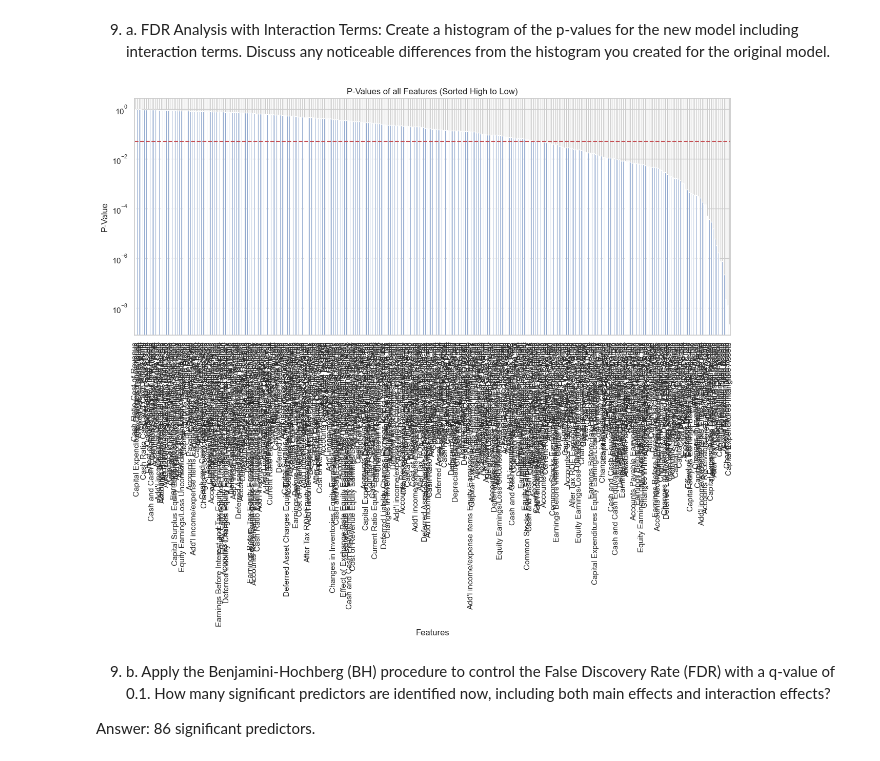
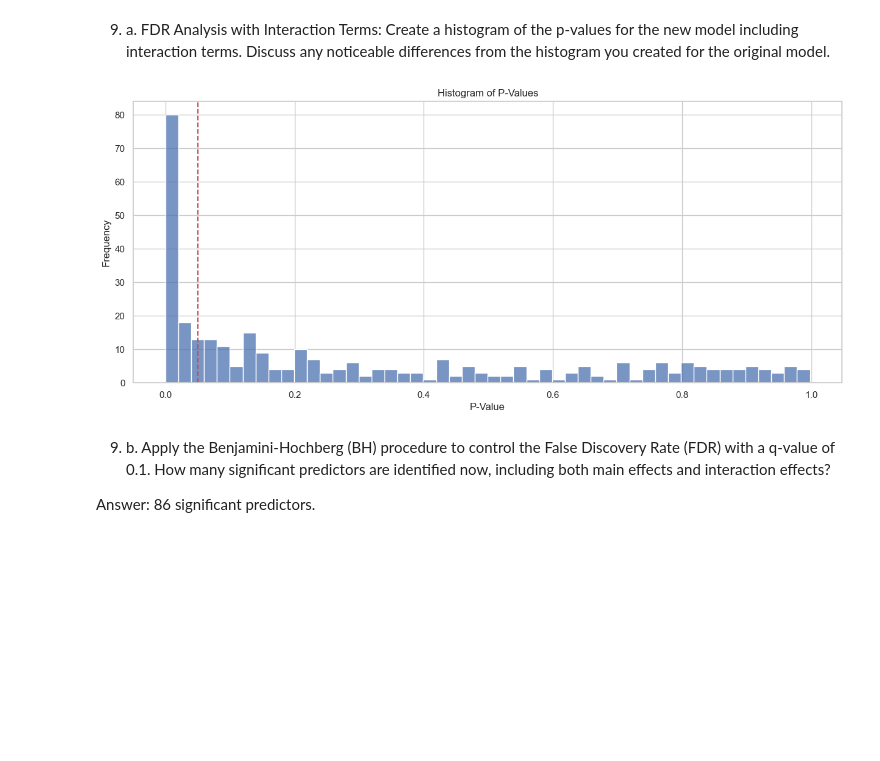
Before and after one commit to miniquinox/UC-Davis-HW, a Jupyter notebook: BAX 452 Machine Learning/HW1.ipynb, the cells around one changed output. Cells and saved outputs as stored; diff of their text form; code cells hidden in the pictures; blank space fills up the shorter version.

```diff
--- a/BAX 452 Machine Learning/HW1.ipynb
+++ b/BAX 452 Machine Learning/HW1.ipynb
@@ -286,21 +287,20 @@ Create a histogram of the p-values for the new model including interaction terms
 # %%
 # Extracting p-values of our previously loaded new model
 p_values = model.pvalues
 
 # Sorting the p-values in descending order
 sorted_p_values = p_values.sort_values(ascending=False)
 
-# Plotting the sorted p-values
+# Plotting the histogram of p-values using seaborn
 plt.figure(figsize=(15, 6))
-sorted_p_values.drop('const').plot(kind='bar')
-plt.xlabel('Features')
-plt.ylabel('P-Value')
-plt.title('P-Values of all Features (Sorted High to Low)')
-plt.yscale('log')  # Log scale for better visualization
-plt.axhline(y=0.05, color='r', linestyle='--')  # Line for the 0.05 significance level
+sns.histplot(sorted_p_values, bins=50, kde=False)
+plt.xlabel('P-Value')
+plt.ylabel('Frequency')
+plt.title('Histogram of P-Values')
+plt.axvline(x=0.05, color='r', linestyle='--')  # Line for the 0.05 significance level
 plt.show()
 # %% [output]
-[figure, old version]
+[figure, new version]
 # %% [markdown]
 9) b. Apply the Benjamini-Hochberg (BH) procedure to control the False Discovery Rate (FDR) with a q-value of 0.1. How many significant predictors are identified now, including both main effects and interaction effects?
 
```
Also changed, not shown: parts of 10 cells of this notebook, 2 other files.
